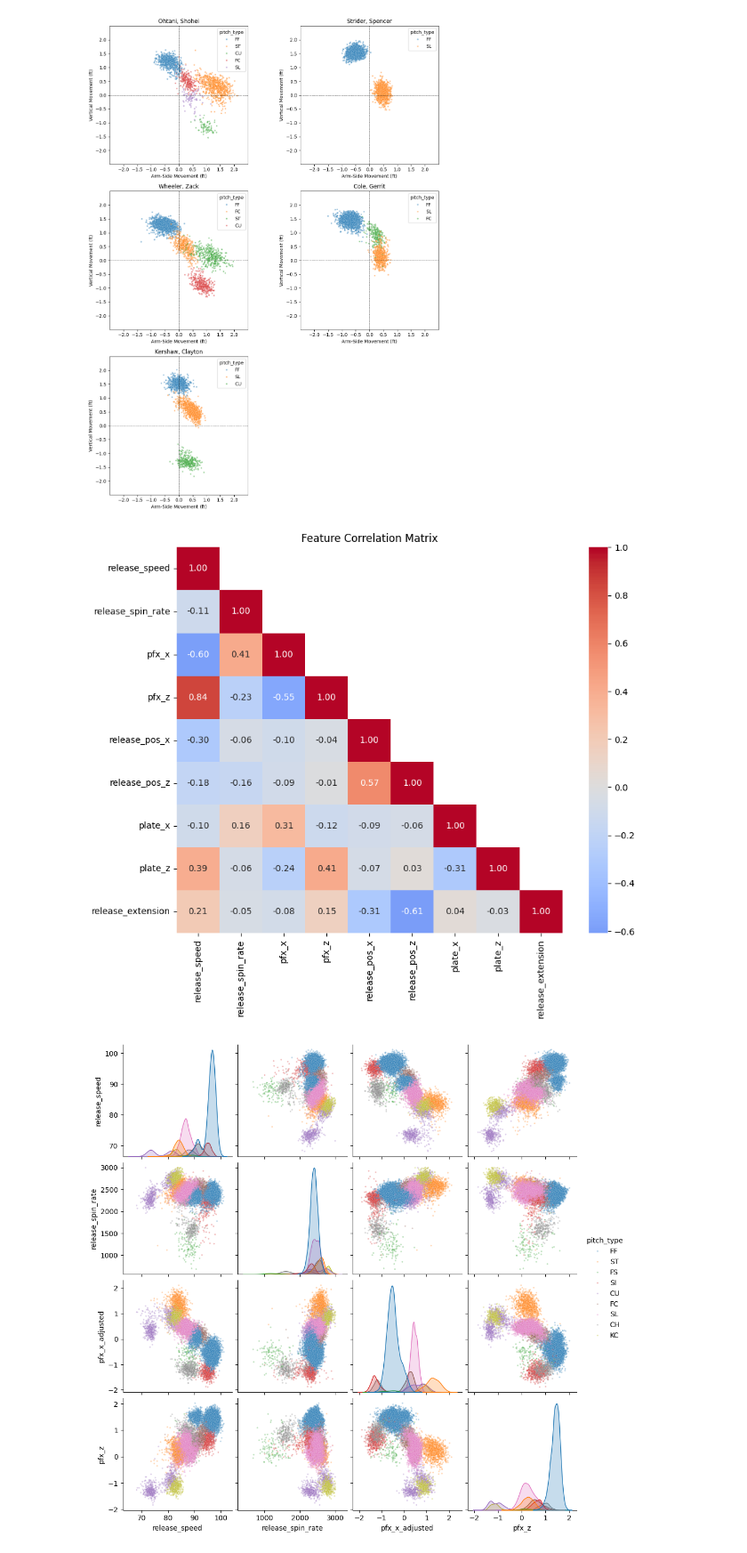
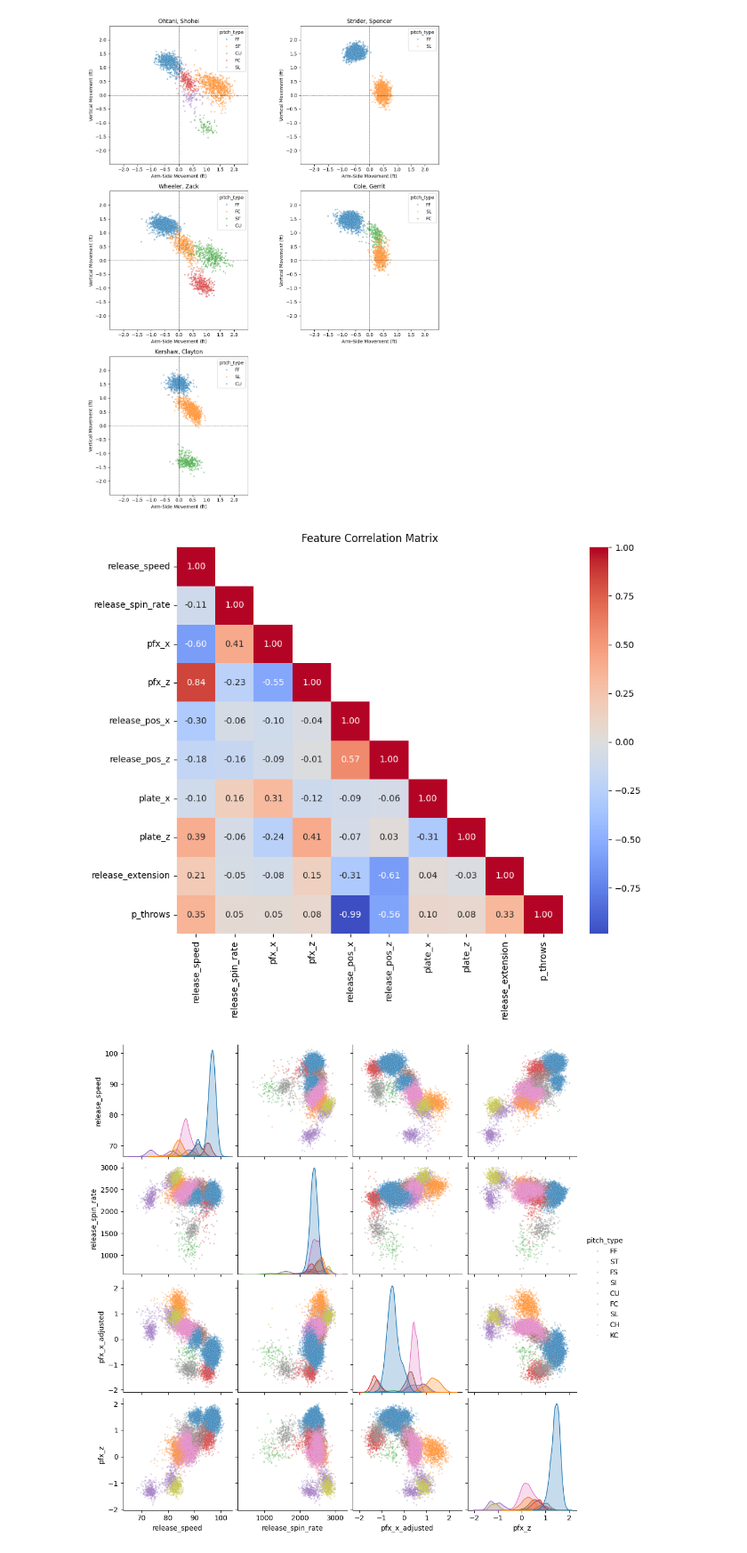
Before and after one commit to cecanelo/baseball_pitch_classifier, a Jupyter notebook: notebooks/data_exploration.ipynb, the cells around one changed output. Shown at 89% size. Cells and saved outputs as stored; diff of their text form; code cells hidden in the pictures.

```diff
--- a/notebooks/data_exploration.ipynb
+++ b/notebooks/data_exploration.ipynb
@@ -143,6 +143,10 @@ plt.show()
 # %% [markdown]
 Some features like release_pos_x show a bimodal distribution, likely caused by pitcher handedness. Right-handed pitchers release from one side of the rubber, left-handed pitchers from the other. Without encoding handedness, the model cannot distinguish whether a given release position belongs to a lefty or a righty, making release_pos_x a weaker and potentially misleading feature. Adding p_throws gives the model the context it needs to interpret release position correctly."
 # %%
+df['pfx_x_adjusted'] = df.apply(
+    lambda row: -row['pfx_x'] if row['p_throws'] == 'L' else row['pfx_x'], axis=1
+)
+
 top_k = 5
 top_pitches = df['pitch_type'].value_counts().head(top_k).index
 df_top = df[df['pitch_type'].isin(top_pitches)]
@@ -194,15 +198,19 @@ plt.show()
 # %% [output]
 [figure]
 # %%
+corr = df[features].copy()
+corr['p_throws'] = (corr['p_throws'] == 'R').astype(int)
+corr = corr.corr()
+
 mask = np.triu(np.ones_like(corr, dtype=bool), k=1)
 
 plt.figure(figsize=(10, 8))
 sns.heatmap(corr, annot=True, fmt='.2f', cmap='coolwarm', center=0, square=True, mask=mask)
 plt.title('Feature Correlation Matrix')
 plt.tight_layout()
 plt.show()
 # %% [output]
-[figure, old version]
+[figure, new version]
 # %%
 strong_features = ['release_speed', 'release_spin_rate', 'pfx_x_adjusted', 'pfx_z']
 
```
Also changed, not shown: parts of 6 cells of this notebook, 3 other files.
